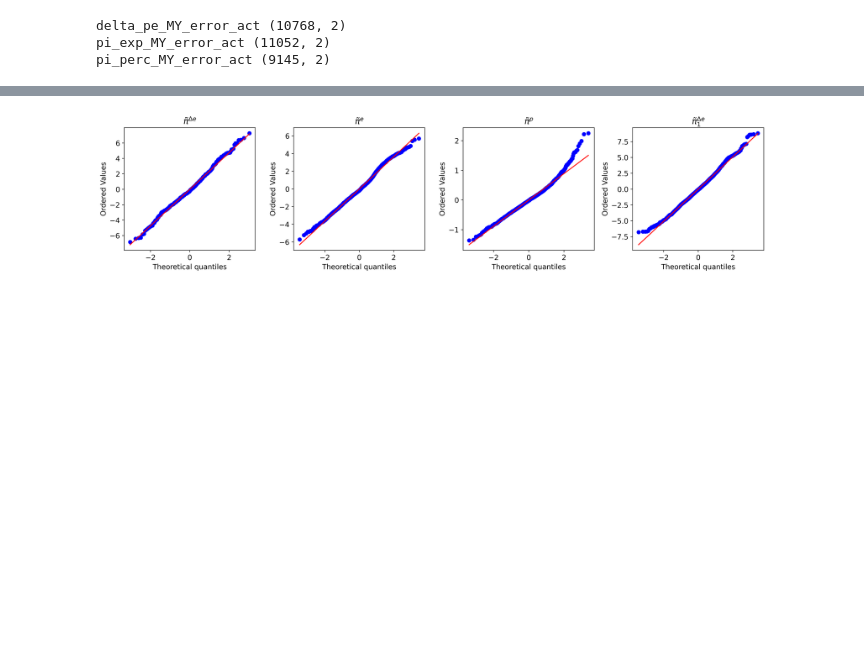
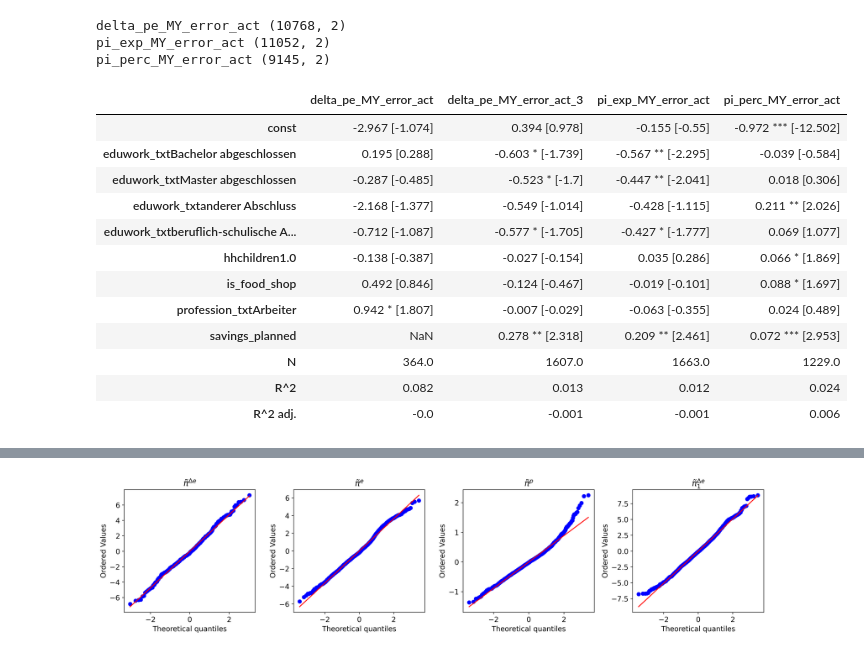
Before and after one commit to lukasgrahl/memoire2, a Jupyter notebook: notebooks/03-analysis_cross.ipynb, the cells around one changed output, grey strips where cells are left out. Saved outputs shown, nothing was run; the diff lists cells and outputs as text; code cells hidden in the pictures; blank space fills up the shorter version.

```diff
--- a/notebooks/03-analysis_cross.ipynb
+++ b/notebooks/03-analysis_cross.ipynb
@@ -119,3 +124,19 @@ save_pd_df(out, 'tab_cross_section_error.csv', GRAPHS_DIR)
 
 out1 = get_statsmodels_summary(lst_ols_mods, seperator=" ", thresh_sig=.1, is_filt_sig=False)
 save_pd_df(out1, 'tab_cross_section_error_appendix.csv', GRAPHS_DIR)
+# %%
+out
+# %% [output]
+|  | delta_pe_MY_error_act | delta_pe_MY_error_act_3 | pi_exp_MY_error_act | pi_perc_MY_error_act |
+| const | -2.967 [-1.074] | 0.394 [0.978] | -0.155 [-0.55] | -0.972 *** [-12.502] |
+| eduwork_txtBachelor abgeschlossen | 0.195 [0.288] | -0.603 * [-1.739] | -0.567 ** [-2.295] | -0.039 [-0.584] |
+| eduwork_txtMaster abgeschlossen | -0.287 [-0.485] | -0.523 * [-1.7] | -0.447 ** [-2.041] | 0.018 [0.306] |
+| eduwork_txtanderer Abschluss | -2.168 [-1.377] | -0.549 [-1.014] | -0.428 [-1.115] | 0.211 ** [2.026] |
+| eduwork_txtberuflich-schulische A... | -0.712 [-1.087] | -0.577 * [-1.705] | -0.427 * [-1.777] | 0.069 [1.077] |
+| hhchildren1.0 | -0.138 [-0.387] | -0.027 [-0.154] | 0.035 [0.286] | 0.066 * [1.869] |
+| is_food_shop | 0.492 [0.846] | -0.124 [-0.467] | -0.019 [-0.101] | 0.088 * [1.697] |
+| profession_txtArbeiter | 0.942 * [1.807] | -0.007 [-0.029] | -0.063 [-0.355] | 0.024 [0.489] |
+| savings_planned | NaN | 0.278 ** [2.318] | 0.209 ** [2.461] | 0.072 *** [2.953] |
+| N | 364.0 | 1607.0 | 1663.0 | 1229.0 |
+| R^2 | 0.082 | 0.013 | 0.012 | 0.024 |
+| R^2 adj. | -0.0 | -0.001 | -0.001 | 0.006 |
```
Also changed, not shown: parts of 8 cells of this notebook, 10 other files.
